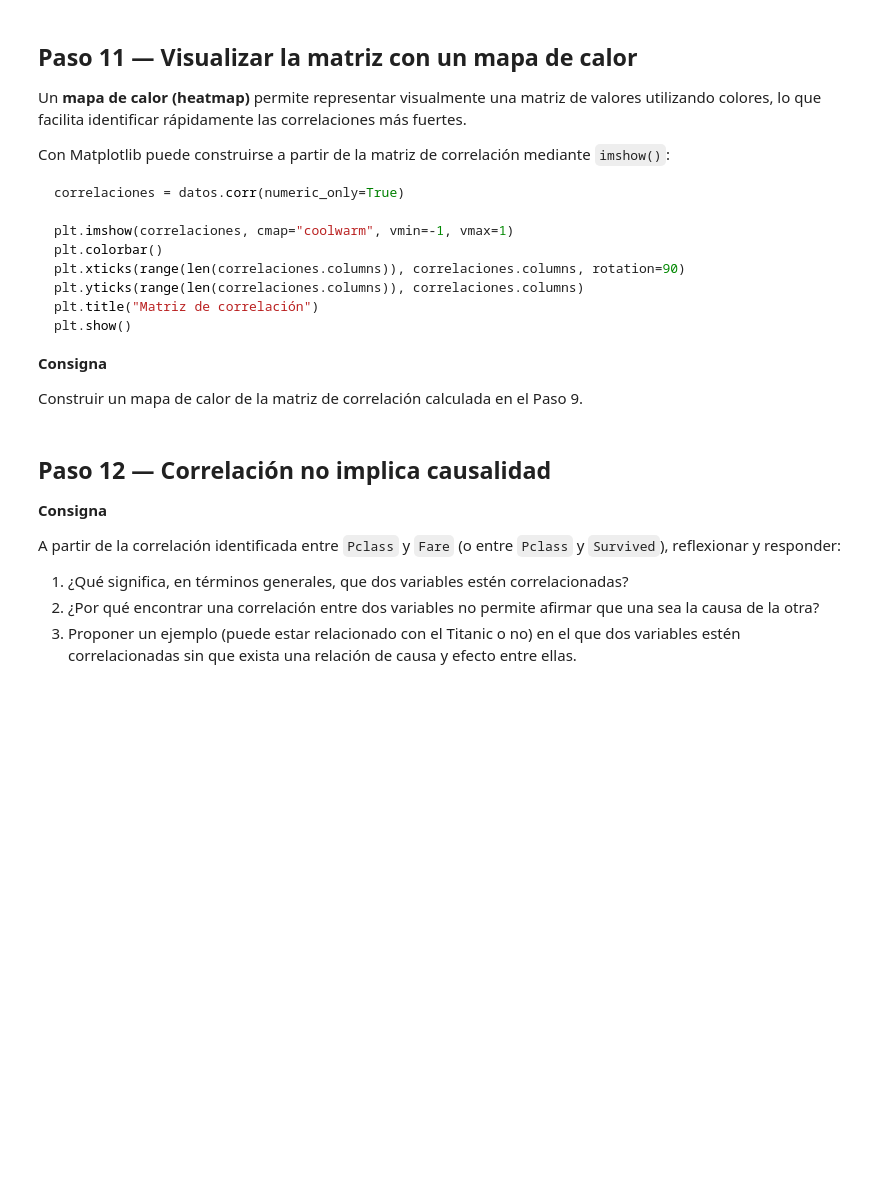
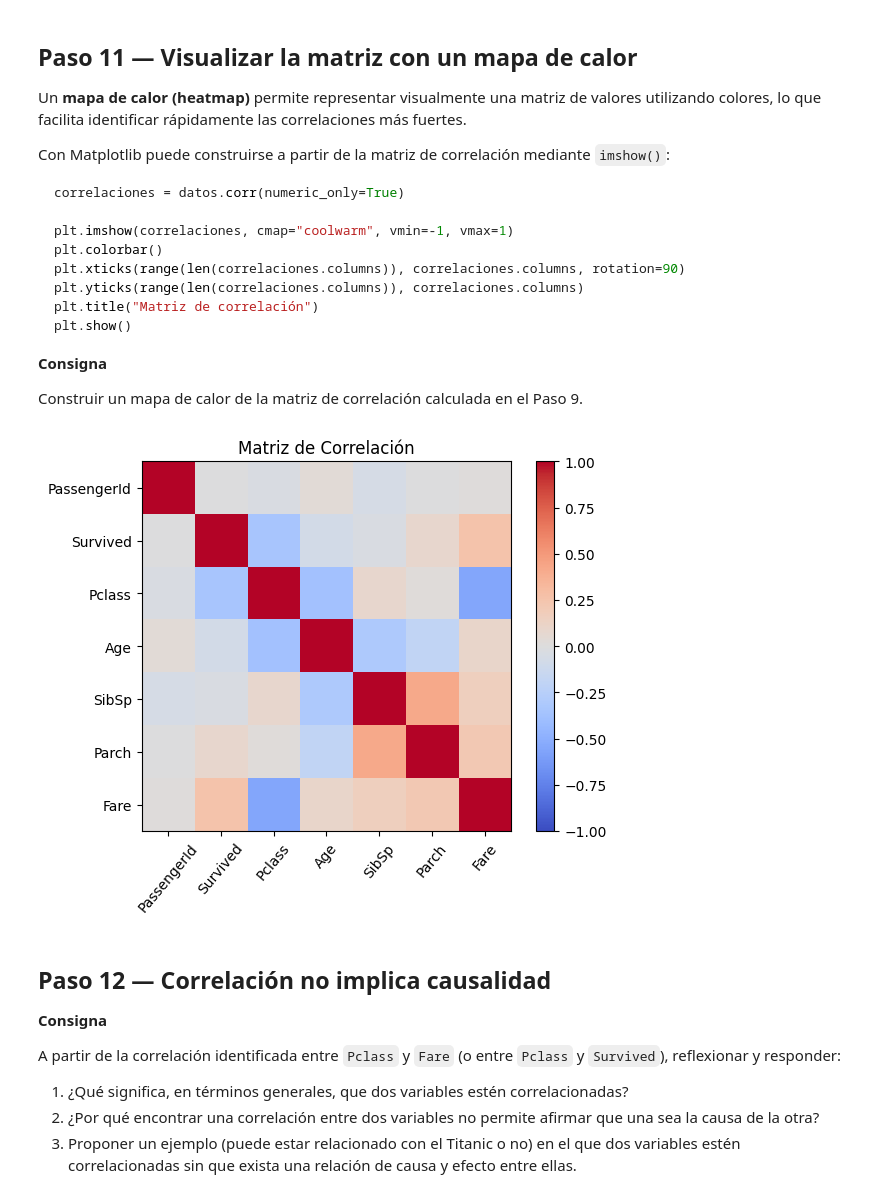
Before and after one commit to DarkosCode/IES, a Jupyter notebook: 2do-CD/PP2/2doCuatri/Practica_10_Outliers_Correlacion.ipynb, the cells around one changed output. Cells and saved outputs as stored; diff of their text form; code cells hidden in the pictures; blank space fills up the shorter version.

```diff
--- a/2do-CD/PP2/2doCuatri/Practica_10_Outliers_Correlacion.ipynb
+++ b/2do-CD/PP2/2doCuatri/Practica_10_Outliers_Correlacion.ipynb
@@ -458,6 +458,16 @@ plt.show()
 **Consigna**
 
 Construir un mapa de calor de la matriz de correlación calculada en el Paso 9.
+# %%
+# correlacionesTit
+plt.imshow(correlacionesTit, cmap="coolwarm", vmin=-1, vmax=1)
+plt.colorbar()
+plt.xticks(range(len(correlacionesTit.columns)), correlacionesTit.columns, rotation=50)
+plt.yticks(range(len(correlacionesTit.columns)), correlacionesTit.columns)
+plt.title("Matriz de Correlación")
+plt.show()
+# %% [output]
+[figure, added]
 # %% [markdown]
 ## Paso 12 — Correlación no implica causalidad
 
```
